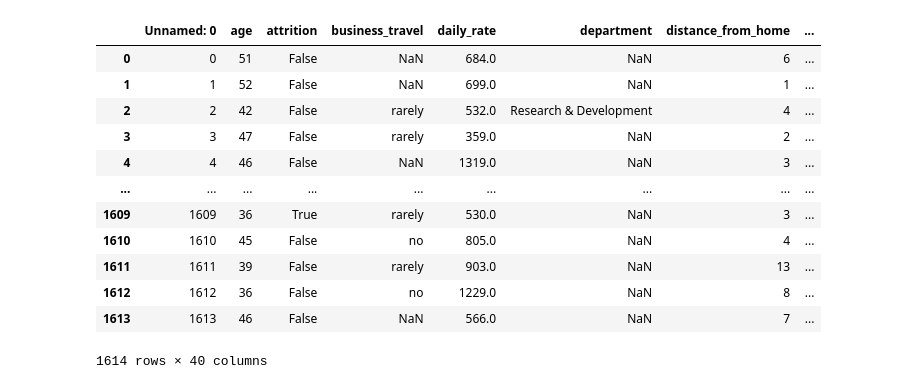
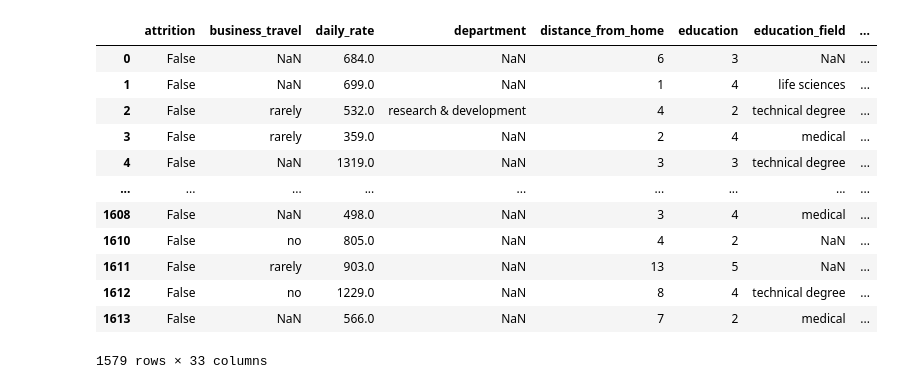
Before and after one commit to icorreald/proyecto-da-promo-G-modulo-3-team-3, a Jupyter notebook: notebooks-trabajo/ines.ipynb, the cells around one changed output. Saved outputs shown, nothing was run; the diff lists cells and outputs as text; code cells hidden in the pictures.

```diff
--- a/notebooks-trabajo/ines.ipynb
+++ b/notebooks-trabajo/ines.ipynb
@@ -15,17 +8,17 @@ TIEMPO
 # %%
-df = pd.read_csv("../notebooks/df_limpio.csv")
+df = pd.read_csv('../csv-archivos/datos_sql.csv', index_col=0)
 df
 # %% [output]
-|  | Unnamed: 0 | age | attrition | business_travel | daily_rate | department | distance_from_home | ... |
-| 0 | 0 | 51 | False | NaN | 684.0 | NaN | 6 | ... |
-| 1 | 1 | 52 | False | NaN | 699.0 | NaN | 1 | ... |
-| 2 | 2 | 42 | False | rarely | 532.0 | Research & Development | 4 | ... |
-| 3 | 3 | 47 | False | rarely | 359.0 | NaN | 2 | ... |
-| 4 | 4 | 46 | False | NaN | 1319.0 | NaN | 3 | ... |
+|  | attrition | business_travel | daily_rate | department | distance_from_home | education | education_field | ... |
+| 0 | False | NaN | 684.0 | NaN | 6 | 3 | NaN | ... |
+| 1 | False | NaN | 699.0 | NaN | 1 | 4 | life sciences | ... |
+| 2 | False | rarely | 532.0 | research & development | 4 | 2 | technical degree | ... |
+| 3 | False | rarely | 359.0 | NaN | 2 | 4 | medical | ... |
+| 4 | False | NaN | 1319.0 | NaN | 3 | 3 | technical degree | ... |
 | ... | ... | ... | ... | ... | ... | ... | ... | ... |
-| 1609 | 1609 | 36 | True | rarely | 530.0 | NaN | 3 | ... |
-| 1610 | 1610 | 45 | False | no | 805.0 | NaN | 4 | ... |
-| 1611 | 1611 | 39 | False | rarely | 903.0 | NaN | 13 | ... |
-| 1612 | 1612 | 36 | False | no | 1229.0 | NaN | 8 | ... |
-| 1613 | 1613 | 46 | False | NaN | 566.0 | NaN | 7 | ... |
+| 1608 | False | NaN | 498.0 | NaN | 3 | 4 | medical | ... |
+| 1610 | False | no | 805.0 | NaN | 4 | 2 | NaN | ... |
+| 1611 | False | rarely | 903.0 | NaN | 13 | 5 | NaN | ... |
+| 1612 | False | no | 1229.0 | NaN | 8 | 4 | technical degree | ... |
+| 1613 | False | NaN | 566.0 | NaN | 7 | 2 | medical | ... |
-1614 rows × 40 columns
+1579 rows × 33 columns
```
Also changed, not shown: parts of 58 cells of this notebook, 2 other files.
